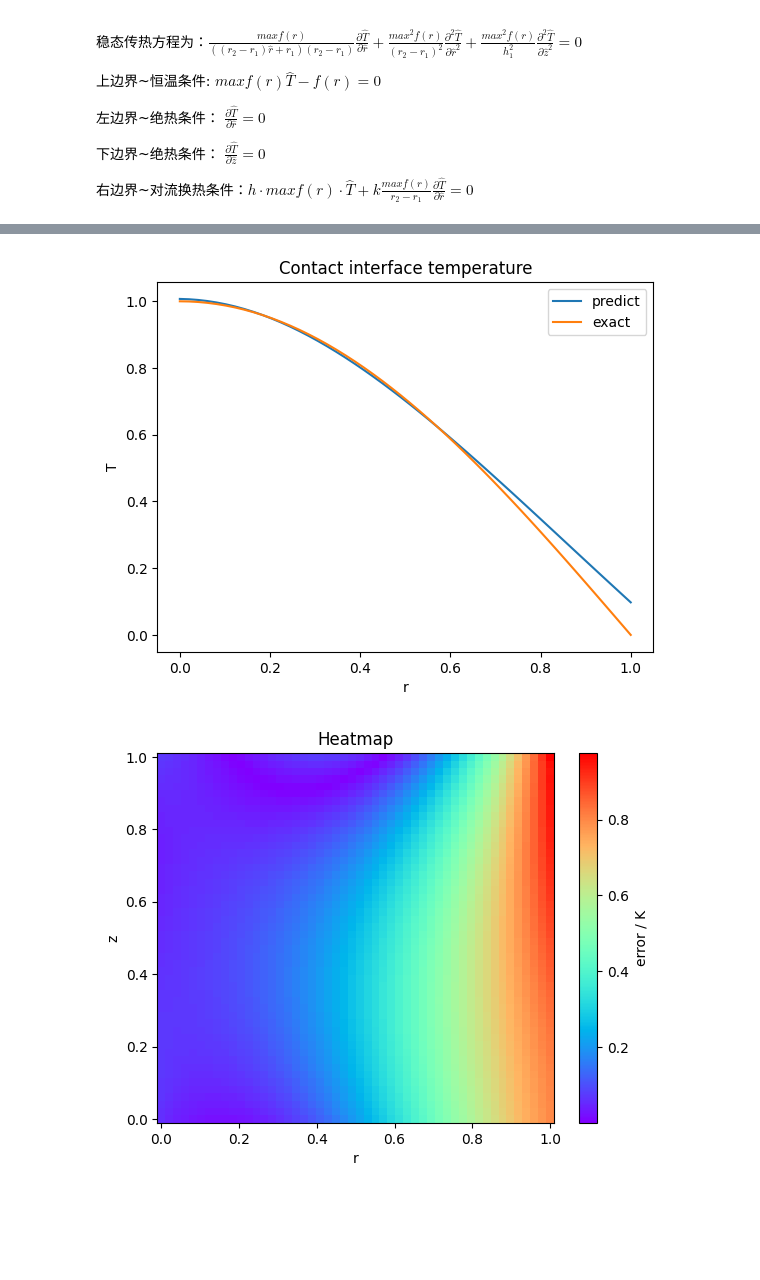
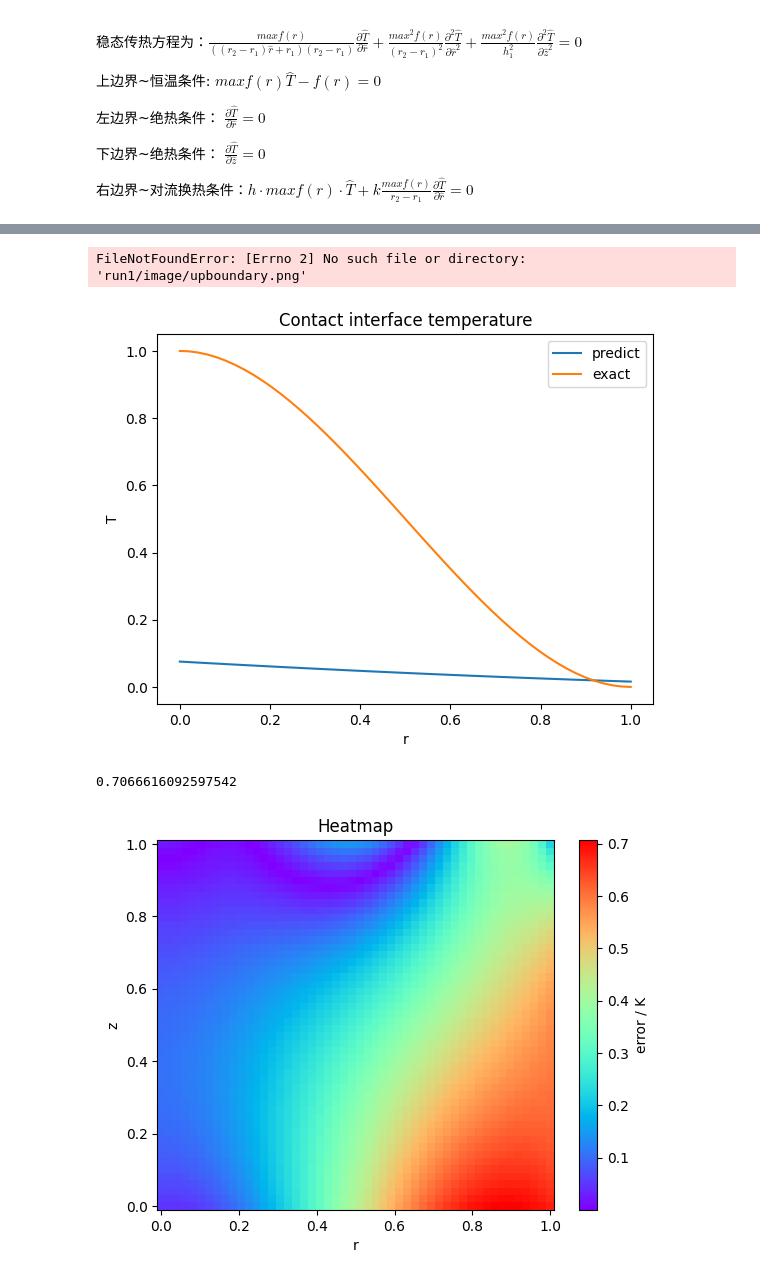
Before and after one commit to Yaoshengtai/PINN-Thermosolid-F-R, a Jupyter notebook: heat_forward.ipynb, the cells around one changed output, grey strips where cells are left out. Saved outputs shown, nothing was run; the diff lists cells and outputs as text; code cells hidden in the pictures; blank space fills up the shorter version.

```diff
--- a/heat_forward.ipynb
+++ b/heat_forward.ipynb
@@ -212,6 +254,6 @@ KeyboardInterrupt:
 # %%
-solution_xx=torch.linspace(0.0, 1.0, 50)
-solution_yy=torch.linspace(0.0, 1.0, 50)
+solution_xx=torch.linspace(0.0, 1.0, 50).to(device)
+solution_yy=torch.linspace(0.0, 1.0, 50).to(device)
 
 solution_xy_tensor = torch.cartesian_prod(solution_xx, solution_yy)
 
@@ -221,17 +263,21 @@ solution_yy_tensor = torch.squeeze(solution_xy_tensor[:, 1])
 solution_uu_array = fcnn_approximator(solution_xx_tensor, solution_yy_tensor).detach().cpu().numpy()
 
 solution_uu_matrix=solution_uu_array.reshape(len(solution_xx),len(solution_yy)).T
-
+solution_xx=solution_xx.detach().cpu().numpy()
+plt.clf()
 plt.plot(solution_xx,solution_uu_matrix[-1],label="predict")
-plt.plot(solution_xx,torch.sin((1-solution_xx)*PI/2),label="exact")
+#plt.plot(solution_xx,torch.sin((1-solution_xx)*PI/2),label="exact")
+plt.plot(solution_xx,(2*solution_xx*solution_xx*solution_xx-3*solution_xx*solution_xx+1),label="exact")
 plt.title("Contact interface temperature")
 plt.xlabel("r")
 plt.ylabel("T")
 plt.legend()
 
-plt.show()
+#plt.show()
+plt.savefig(args.save_dict+"-image/upboundary.png")
 # %% [output]
+FileNotFoundError: [Errno 2] No such file or directory: 'run1/image/upboundary.png'
-[figure, old version]
+[figure, new version]
 # %%
 import torch
 import numpy as np
@@ -256,9 +302,10 @@ df.to_csv('data/solution_data.txt', index=False, sep='\t')  # 使用制表符分
 # 打印 DataFrame
 #print(df)
 # %%
-fem=pd.read_csv('data/comsol_data_10*sin.txt',delimiter=r'\s+')
-solution_xx=torch.linspace(0.0, 1.0, 50)
-solution_yy=torch.linspace(0.0, 1.0, 50)
+#fem=pd.read_csv('data/comsol_data_10*sin.txt',delimiter=r'\s+')
+fem=pd.read_csv('data/comsol_data_2x3-3x2+1.txt',delimiter=r'\s+')
+solution_xx=torch.linspace(0.0, 1.0, 50).to(device)
+solution_yy=torch.linspace(0.0, 1.0, 50).to(device)
 
 solution_xy_tensor = torch.cartesian_prod(solution_xx, solution_yy)
 
@@ -270,19 +317,26 @@ solution_uu_array = fcnn_approximator(solution_xx_tensor, solution_yy_tensor).de
 solution_uu_di_percent=abs(solution_uu_array*maxf+303.15-fem['T'].values)/fem['T'].values*100
 solution_uu_di=abs(solution_uu_array*maxf+303.15-fem['T'].values)
 #solution_uu_di=(fem['T'].values-303.15)/10
+solution_uu_or=abs(solution_uu_array*maxf+303.15)
+# %%
+print(max(solution_uu_di))
+# %% [output]
+0.7066616092597542
 # %%
-xx, yy = np.meshgrid(solution_xx,solution_yy)
+xx, yy = np.meshgrid(solution_xx.detach().cpu().numpy(),solution_yy.detach().cpu().numpy())
 # 创建热力图
+plt.clf()
 heatmap=plt.pcolormesh(xx, yy, solution_uu_di.reshape(xx.shape).T, cmap='rainbow')  # cmap是颜色映射，你可以根据需要选择
 #contour_lines = plt.contour(xx, yy,solution_uu_array.reshape(xx.shape).T, colors='black', linewidths=0.5,level=15)
 # 添加颜色条
 cbar=plt.colorbar(heatmap,label='error / K')
 # 添加轴标签
 plt.xlabel('r')
 plt.ylabel('z')
 plt.title('Heatmap')
 # 显示图形
 #plt.legend()
-plt.show()
+#plt.show()
+plt.savefig("./image/compare.png")
 # %% [output]
-[figure, old version]
+[figure, new version]
```
Also changed, not shown: parts of 6 cells of this notebook, 7 other files.
